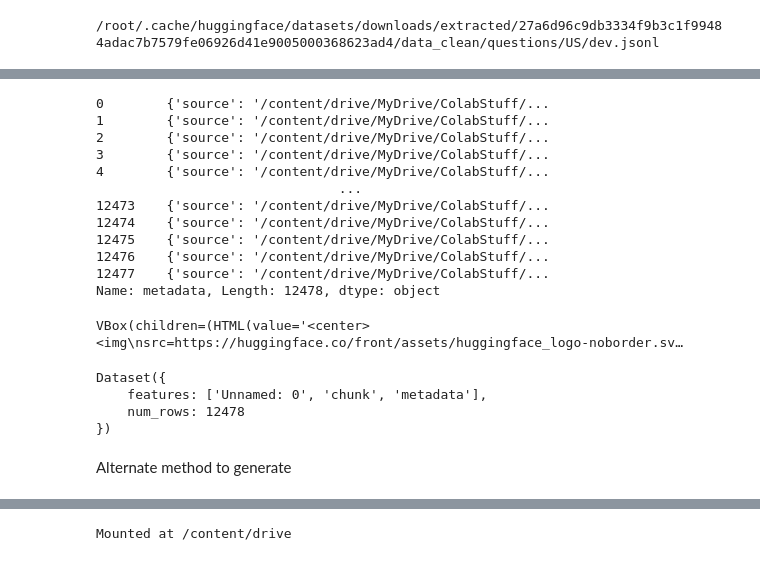
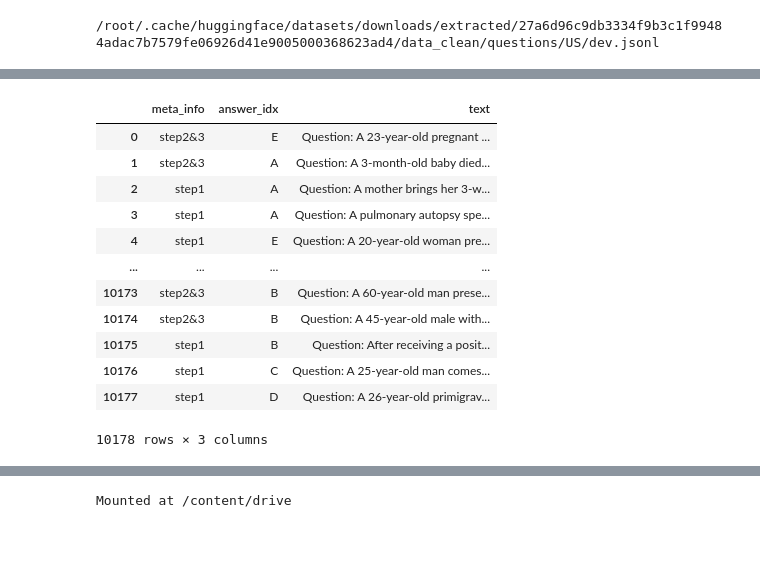
Before and after one commit to stevenbowler/LamdaLabsTest, a Jupyter notebook: colabs/llama_2_7b_FineTuneDatasetPrep.ipynb, the cells around one changed output, grey strips where cells are left out. Cells and saved outputs as stored; diff of their text form; code cells hidden in the pictures.

```diff
--- a/colabs/llama_2_7b_FineTuneDatasetPrep.ipynb
+++ b/colabs/llama_2_7b_FineTuneDatasetPrep.ipynb
@@ -96,19 +65,20 @@ df=df.rename(columns={0:"chunk", 1:"metadata"})
-# %%
-df['chunk']=df['chunk'].str[1]
-# %%
-df['metadata']=df['metadata'].str[1]
+# %%
+df['text'] = df['question'] + df['answer']
+# %%
+df.drop(['question', 'answer', 'options'], axis=1, inplace=True)
 # %%
-df['metadata']
+df
 # %% [output]
+|  | meta_info | answer_idx | text |
+| 0 | step2&3 | E | Question: A 23-year-old pregnant ... |
+| 1 | step2&3 | A | Question: A 3-month-old baby died... |
+| 2 | step1 | A | Question: A mother brings her 3-w... |
+| 3 | step1 | A | Question: A pulmonary autopsy spe... |
+| 4 | step1 | E | Question: A 20-year-old woman pre... |
+| ... | ... | ... | ... |
+| 10173 | step2&3 | B | Question: A 60-year-old man prese... |
+| 10174 | step2&3 | B | Question: A 45-year-old male with... |
+| 10175 | step1 | B | Question: After receiving a posit... |
+| 10176 | step1 | C | Question: A 25-year-old man comes... |
+| 10177 | step1 | D | Question: A 26-year-old primigrav... |
-0        {'source': '/content/drive/MyDrive/ColabStuff/...
-1        {'source': '/content/drive/MyDrive/ColabStuff/...
-2        {'source': '/content/drive/MyDrive/ColabStuff/...
-3        {'source': '/content/drive/MyDrive/ColabStuff/...
-4        {'source': '/content/drive/MyDrive/ColabStuff/...
-                               ...
-12473    {'source': '/content/drive/MyDrive/ColabStuff/...
-12474    {'source': '/content/drive/MyDrive/ColabStuff/...
-12475    {'source': '/content/drive/MyDrive/ColabStuff/...
-12476    {'source': '/content/drive/MyDrive/ColabStuff/...
-12477    {'source': '/content/drive/MyDrive/ColabStuff/...
-Name: metadata, Length: 12478, dtype: object
+10178 rows × 3 columns
@@ -120,23 +84,0 @@ df.to_csv('/content/drive/MyDrive/ColabStuff/TMPPMfiles/TMPPM_text_chunks.csv')
-# %%
-# connect to huggingface
-from huggingface_hub import notebook_login
-notebook_login()
-# %% [output]
-VBox(children=(HTML(value='<center> <img\nsrc=https://huggingface.co/front/assets/huggingface_logo-noborder.sv…
-# %%
-# # original prep data for embed and index, below will create chunks from TMHP docs file
-from datasets import load_dataset
-
-data = load_dataset(
-    # 'jamescalam/llama-2-arxiv-papers-chunked',
-    'stevenbowler/TMHP_Procedures',
-    split='train'
-)
-data
-# %% [output]
-Dataset({
-    features: ['Unnamed: 0', 'chunk', 'metadata'],
-    num_rows: 12478
-})
-# %% [markdown]
-Alternate method to generate
```
Also changed, not shown: parts of 75 cells of this notebook.
